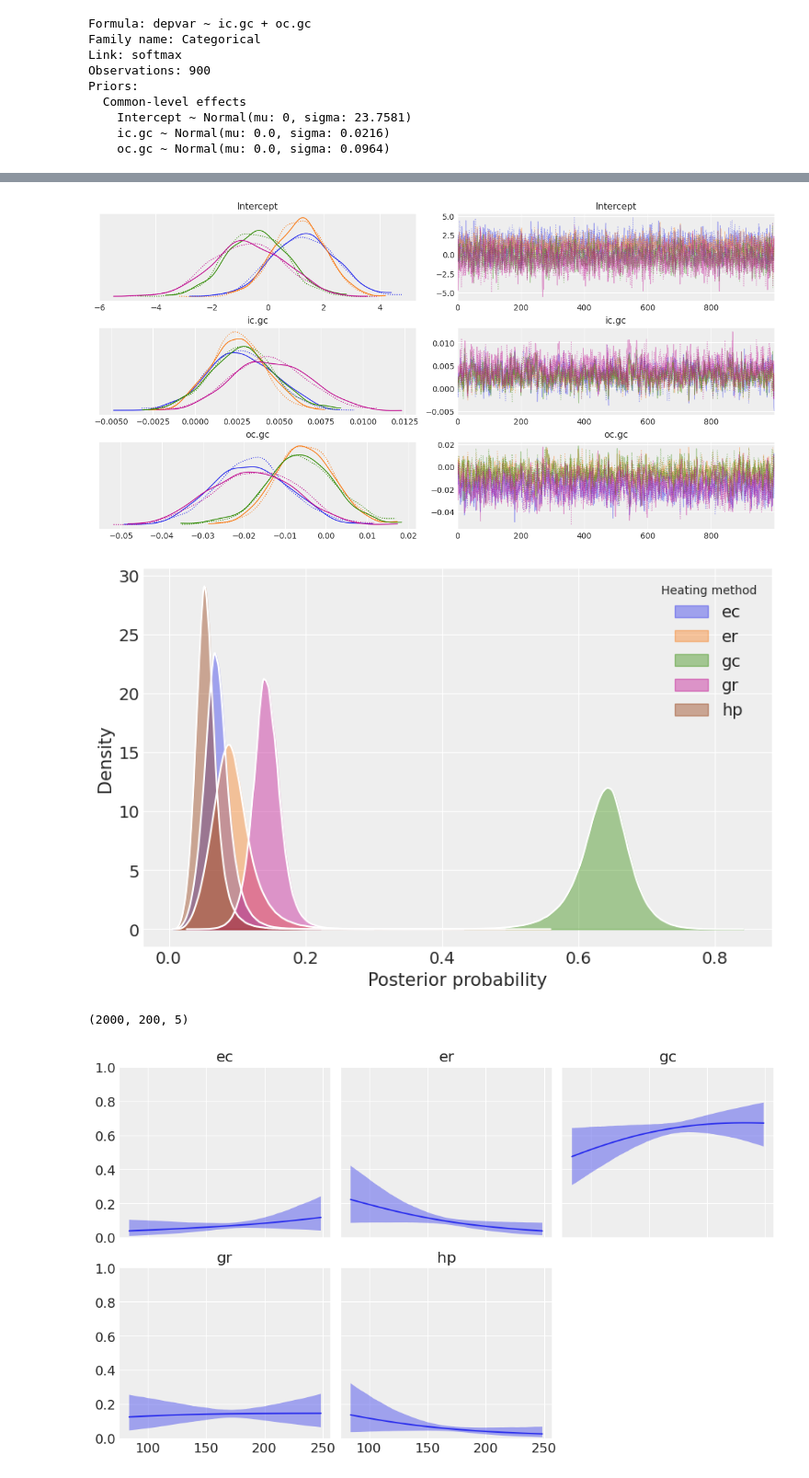
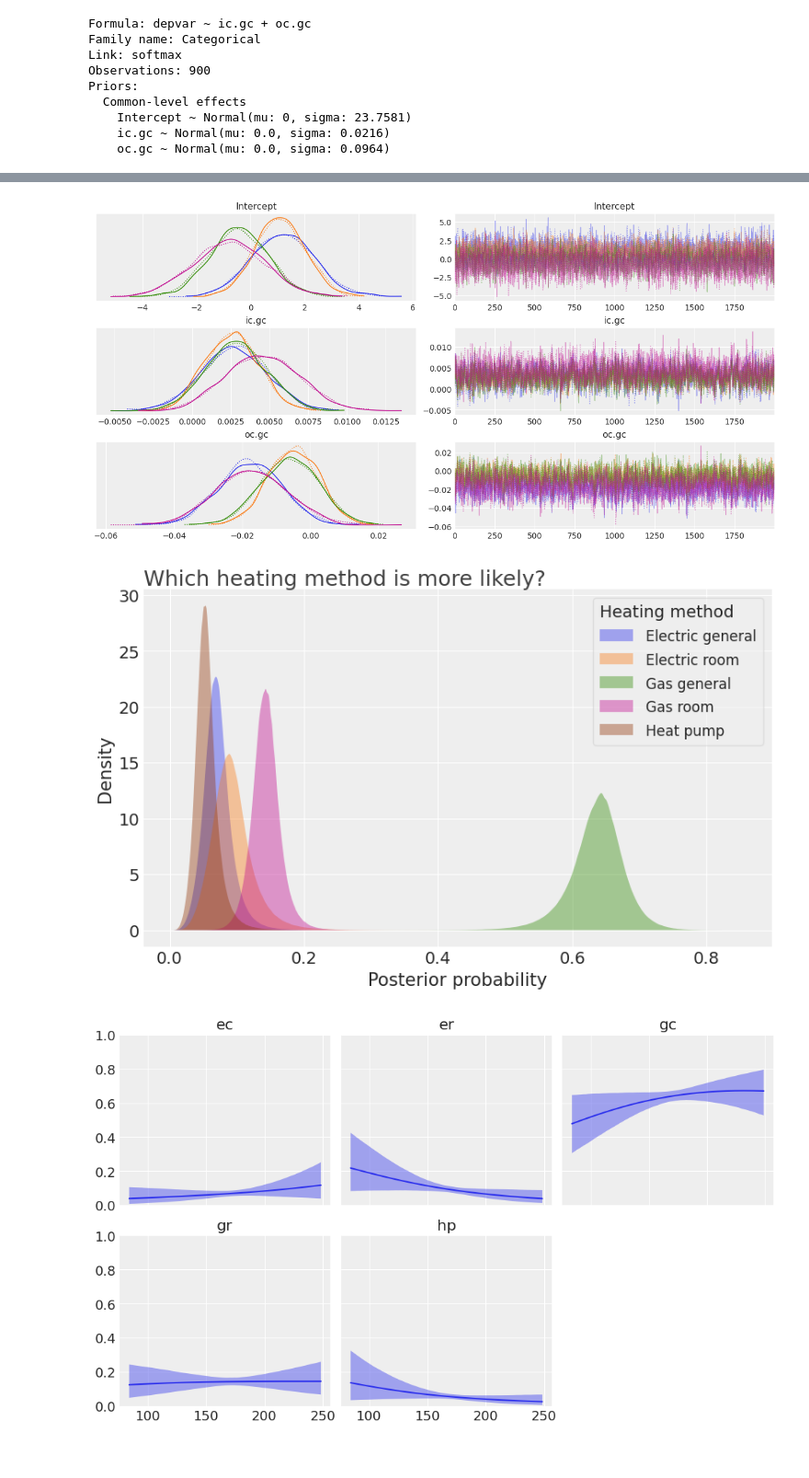
Before and after one commit to bambinos/unfinished-ideas, a Jupyter notebook: heating_multinomial.ipynb, the cells around one changed output, grey strips where cells are left out. Shown at 92% size. Saved outputs shown, nothing was run; the diff lists cells and outputs as text; code cells hidden in the pictures.

Commit message:
Update heating multinomial

```diff
--- a/heating_multinomial.ipynb
+++ b/heating_multinomial.ipynb
@@ -20,6 +20,15 @@ data.head()
 | 3 | 4 | 4 | er | 835.17 | 793.06 | 761.25 | 831.04 | 1048.70 | 180.88 | 147.14 | ... | ... |
 | 4 | 5 | 5 | er | 755.59 | 846.29 | 858.86 | 985.64 | 883.05 | 174.91 | 138.90 | ... | ... |
 5 rows × 22 columns
+# %%
+depvar_dict = {
+    "ec": "Electric general",
+    "er": "Electric room",
+    "gc": "Gas general",
+    "gr": "Gas room",
+    "hp": "Heat pump"
+}
+data["depvar"] = data["depvar"].map(depvar_dict)
 # %%
 model = bmb.Model("depvar ~ ic.gc + oc.gc", data, family="categorical")
 model
@@ -34,7 +43,7 @@ Priors:
     ic.gc ~ Normal(mu: 0.0, sigma: 0.0216)
     oc.gc ~ Normal(mu: 0.0, sigma: 0.0964)
 # %%
-idata = model.fit(draws=1000)
+idata = model.fit(draws=2000)
 # %% [output]
 Auto-assigning NUTS sampler...
 Initializing NUTS using jitter+adapt_diag...
@@ -63,4 +70,4 @@ az.summary(idata)
 # %%
 az.plot_trace(idata);
 # %% [output]
-[figure, old version]
+[figure, new version]
@@ -71,21 +77,32 @@ prediction = idata.posterior["depvar_mean"].stack(sample=("chain", "draw")).T.va
 # %%
 fig, ax = plt.subplots(figsize=(8, 5))
 
-for i, method in enumerate(["ec", "er", "gc", "gr", "hp"]):
+methods = sorted(data["depvar"].unique().tolist())
+for i, method in enumerate(methods):
     x = prediction[:, :, i].flatten()
-    az.plot_kde(
-        x,
-        label=method,
-        plot_kwargs={"color": "white"},
-        fill_kwargs={"alpha": 0.4, "color": f"C{i}"},
-        ax=ax
-    )
+    grid, pdf = az.kde(x)
+    ax.fill_between(grid, pdf, label=method, color=f"C{i}", edgecolor="none", alpha=0.4)
 
 ax.set_xlabel("Posterior probability")
 ax.set_ylabel("Density")
-ax.legend(title="Heating method");
+legend = ax.legend(title="Heating method", frameon=True)
+legend._legend_box.align = "left"
+
+for text in legend.get_texts():
+    text.set_fontsize(12)
+
+legend.get_title().set_size(14)
+legend.get_frame().set_alpha(0.5)
+
+ax.text(
+    0, 1, "Which heating method is more likely?",
+    size=18,
+    color="0.25",
+    va="bottom",
+    transform=ax.transAxes
+);
 # %% [output]
-[figure, old version]
+[figure, new version]
 # %%
 # When controlling for one variable, the others are heldo constant.
 # For example, "ic.gc" takes the mean value... What about categoricals? Is it reference level?
@@ -101,8 +119,3 @@ model.predict(idata, data=new_data)
-# %%
-prediction = idata.posterior["depvar_mean"].stack(sample=("chain", "draw")).T.values
-prediction.shape
-# %% [output]
-(2000, 200, 5)
 # %%
 fig, axes = plt.subplots(2, 3, figsize=(10, 6), sharex=True, sharey=True)
 
```
Also changed, not shown: parts of 6 cells of this notebook.
